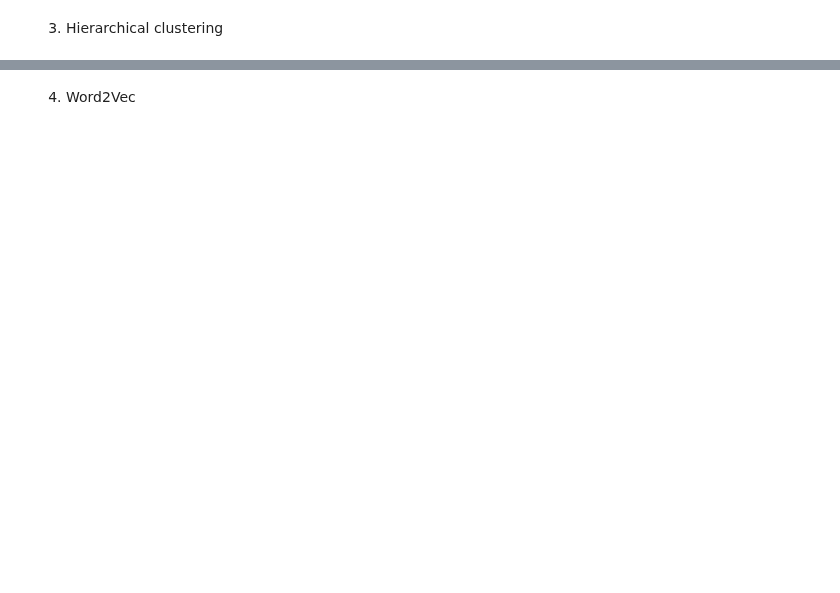
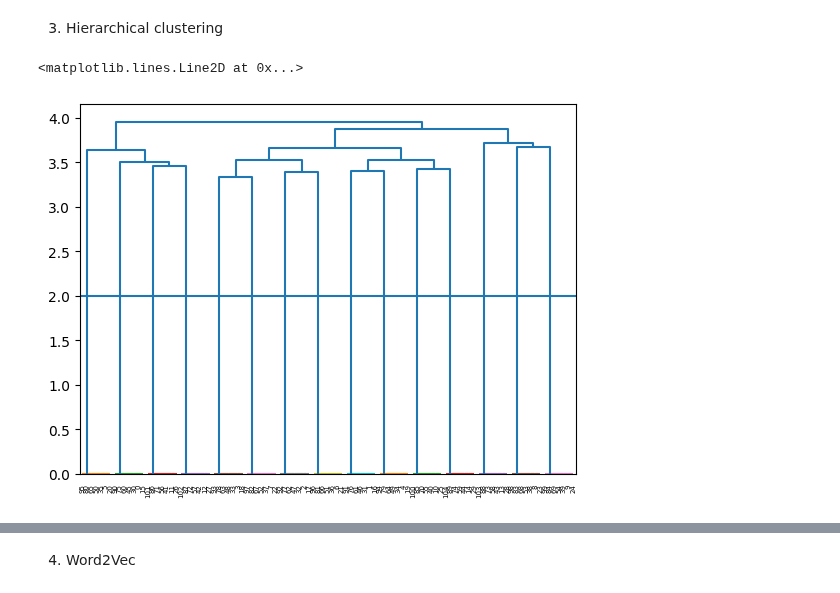
Before and after one commit to abhi147p/Abhishek_INFO5731_Spring2020, a Jupyter notebook: In_class_exercise_05_04182023.ipynb, the cells around one changed output, grey strips where cells are left out. Cells and saved outputs as stored; diff of their text form; code cells hidden in the pictures; blank space fills up the shorter version.

```diff
--- a/In_class_exercise_05_04182023.ipynb
+++ b/In_class_exercise_05_04182023.ipynb
@@ -792,8 +863,11 @@ silhouette_score_dbs
 # %%
 import scipy
 from scipy.cluster import hierarchy
-dendro=hierarchy.dendrogram(hierarchy.linkage(tfidf_vects,method='ward'))
-plt.axhline(y=20)
+dendro=hierarchy.dendrogram(hierarchy.linkage(tfidf_vects.toarray(),method='ward'))
+plt.axhline(y=2)
+# %% [output]
+<matplotlib.lines.Line2D at 0x...>
+[figure, added]
 # %%
 from sklearn.cluster import AgglomerativeClustering
 
```
Also changed, not shown: parts of 30 cells of this notebook.
